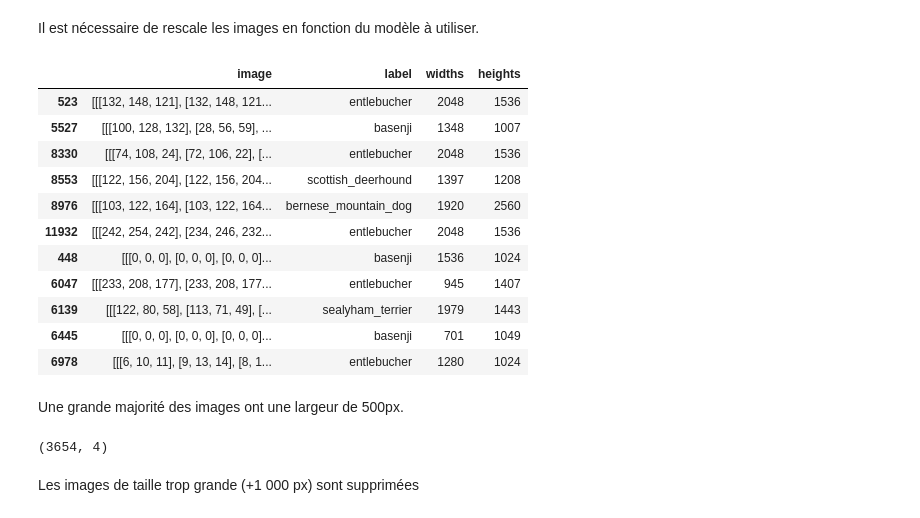
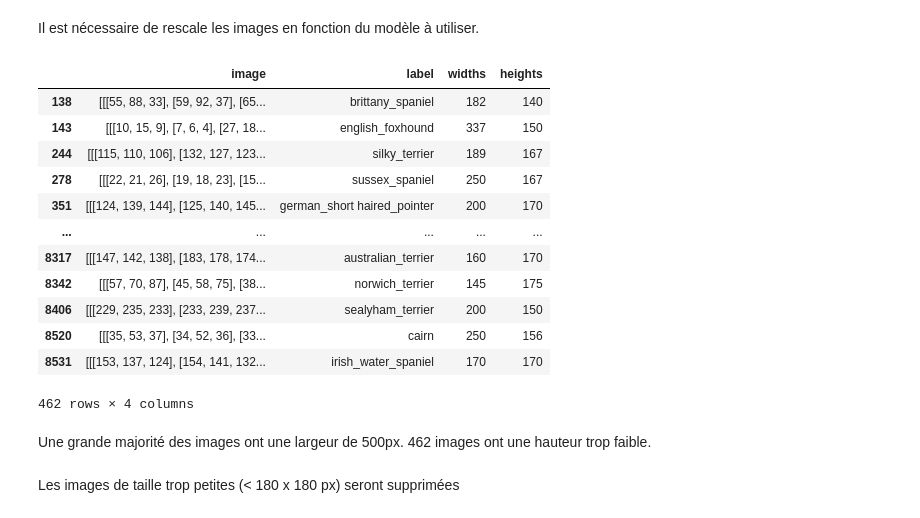
Before and after one commit to VincentNFR/openclassrooms_p06, a Jupyter notebook: analyse_exploratoire.ipynb, the cells around one changed output. Cells and saved outputs as stored; diff of their text form; code cells hidden in the pictures.

```diff
--- a/analyse_exploratoire.ipynb
+++ b/analyse_exploratoire.ipynb
@@ -174,5 +123,0 @@ df.shape
-# %%
-df['label'] = df['label'].apply(lambda x: x if x in labels_to_keep else None)
-# %%
-df.dropna(subset=['label'], inplace=True)
-df.shape
@@ -239,26 +184,24 @@ plt.show()
 # %% [markdown]
 Il est nécessaire de rescale les images en fonction du modèle à utiliser.
 # %%
-df[df['heights']>1000]
+df[df['heights']<180]
 # %% [output]
 |  | image | label | widths | heights |
-| 523 | [[[132, 148, 121], [132, 148, 121... | entlebucher | 2048 | 1536 |
-| 5527 | [[[100, 128, 132], [28, 56, 59], ... | basenji | 1348 | 1007 |
-| 8330 | [[[74, 108, 24], [72, 106, 22], [... | entlebucher | 2048 | 1536 |
-| 8553 | [[[122, 156, 204], [122, 156, 204... | scottish_deerhound | 1397 | 1208 |
-| 8976 | [[[103, 122, 164], [103, 122, 164... | bernese_mountain_dog | 1920 | 2560 |
-| 11932 | [[[242, 254, 242], [234, 246, 232... | entlebucher | 2048 | 1536 |
-| 448 | [[[0, 0, 0], [0, 0, 0], [0, 0, 0]... | basenji | 1536 | 1024 |
-| 6047 | [[[233, 208, 177], [233, 208, 177... | entlebucher | 945 | 1407 |
-| 6139 | [[[122, 80, 58], [113, 71, 49], [... | sealyham_terrier | 1979 | 1443 |
-| 6445 | [[[0, 0, 0], [0, 0, 0], [0, 0, 0]... | basenji | 701 | 1049 |
-| 6978 | [[[6, 10, 11], [9, 13, 14], [8, 1... | entlebucher | 1280 | 1024 |
+| 138 | [[[55, 88, 33], [59, 92, 37], [65... | brittany_spaniel | 182 | 140 |
+| 143 | [[[10, 15, 9], [7, 6, 4], [27, 18... | english_foxhound | 337 | 150 |
+| 244 | [[[115, 110, 106], [132, 127, 123... | silky_terrier | 189 | 167 |
+| 278 | [[[22, 21, 26], [19, 18, 23], [15... | sussex_spaniel | 250 | 167 |
+| 351 | [[[124, 139, 144], [125, 140, 145... | german_short haired_pointer | 200 | 170 |
+| ... | ... | ... | ... | ... |
+| 8317 | [[[147, 142, 138], [183, 178, 174... | australian_terrier | 160 | 170 |
+| 8342 | [[[57, 70, 87], [45, 58, 75], [38... | norwich_terrier | 145 | 175 |
+| 8406 | [[[229, 235, 233], [233, 239, 237... | sealyham_terrier | 200 | 150 |
+| 8520 | [[[35, 53, 37], [34, 52, 36], [33... | cairn | 250 | 156 |
+| 8531 | [[[153, 137, 124], [154, 141, 132... | irish_water_spaniel | 170 | 170 |
+462 rows × 4 columns
 # %% [markdown]
 Une grande majorité des images ont une largeur de 500px.
+462 images ont une hauteur trop faible.
-# %%
-df.shape
-# %% [output]
-(3654, 4)
 # %% [markdown]
-Les images de taille trop grande (+1 000 px) sont supprimées
+Les images de taille trop petites (< 180 x 180 px) seront supprimées
 # %%
```
Also changed, not shown: parts of 22 cells of this notebook.
